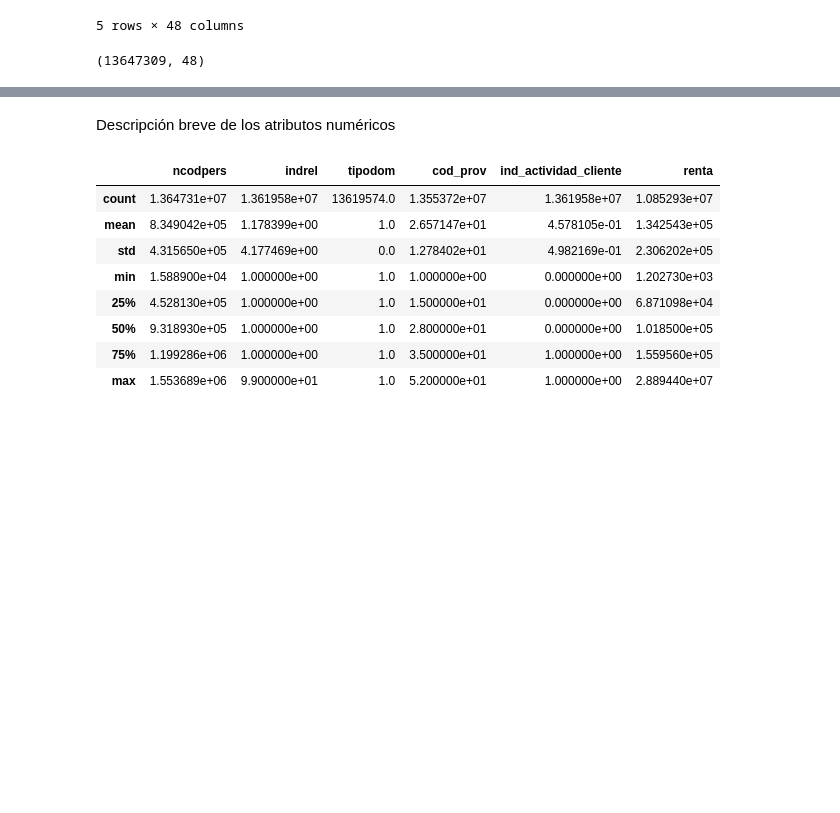
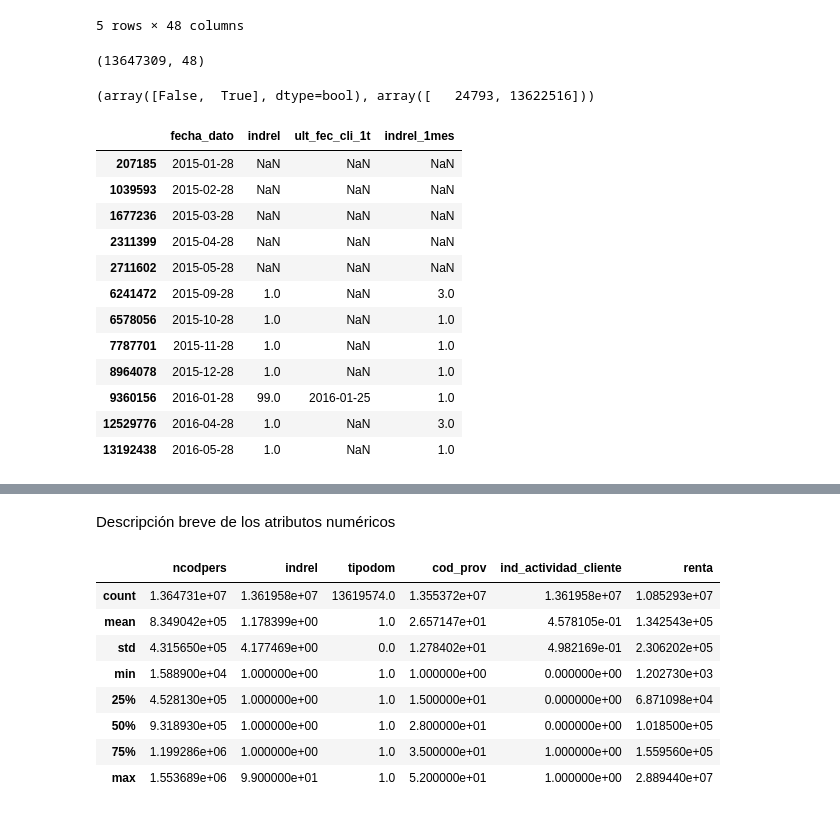
Before and after one commit to sergioml/degree_project, a Jupyter notebook: data_exploration.ipynb, the cells around one changed output, grey strips where cells are left out. Cells and saved outputs as stored; diff of their text form; code cells hidden in the pictures; blank space fills up the shorter version.

```diff
--- a/data_exploration.ipynb
+++ b/data_exploration.ipynb
@@ -42,3 +42,7 @@ df.head()
 df.shape
 # %% [output]
 (13647309, 48)
+# %%
+np.unique(df.ult_fec_cli_1t.isnull(), return_counts=True)
+# %% [output]
+(array([False,  True], dtype=bool), array([   24793, 13622516]))
@@ -44,0 +51,17 @@ df.shape
+# %%
+cust = 1369095
+groupby_ncodpers.get_group(cust).iloc[:, [0,9,10,11]]
+# %% [output]
+|  | fecha_dato | indrel | ult_fec_cli_1t | indrel_1mes |
+| 207185 | 2015-01-28 | NaN | NaN | NaN |
+| 1039593 | 2015-02-28 | NaN | NaN | NaN |
+| 1677236 | 2015-03-28 | NaN | NaN | NaN |
+| 2311399 | 2015-04-28 | NaN | NaN | NaN |
+| 2711602 | 2015-05-28 | NaN | NaN | NaN |
+| 6241472 | 2015-09-28 | 1.0 | NaN | 3.0 |
+| 6578056 | 2015-10-28 | 1.0 | NaN | 1.0 |
+| 7787701 | 2015-11-28 | 1.0 | NaN | 1.0 |
+| 8964078 | 2015-12-28 | 1.0 | NaN | 1.0 |
+| 9360156 | 2016-01-28 | 99.0 | 2016-01-25 | 1.0 |
+| 12529776 | 2016-04-28 | 1.0 | NaN | 3.0 |
+| 13192438 | 2016-05-28 | 1.0 | NaN | 1.0 |
```
Also changed, not shown: parts of 4 cells of this notebook.
